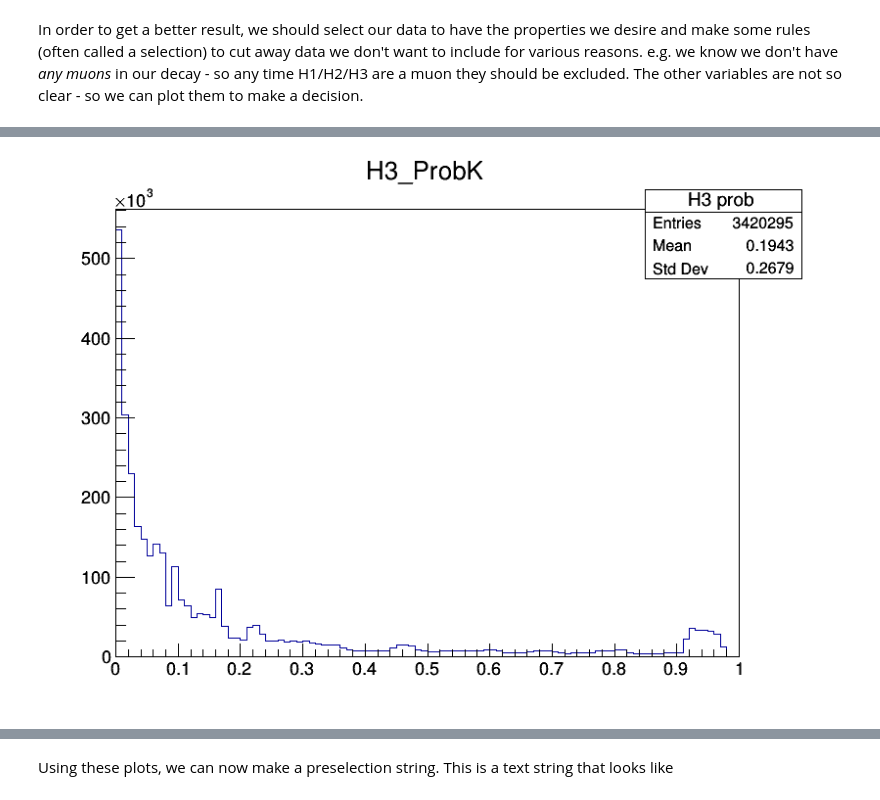
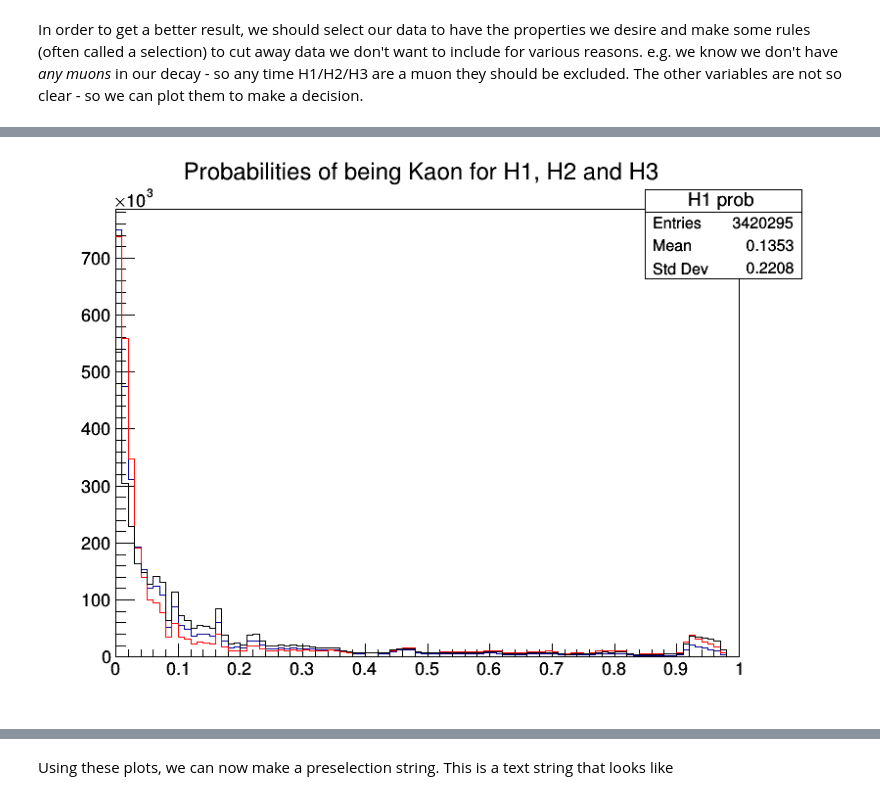
Before and after one commit to xspronken/bigdataW1, a Jupyter notebook: LHCb_.ipynb, the cells around one changed output, grey strips where cells are left out. Cells and saved outputs as stored; diff of their text form; code cells hidden in the pictures.

```diff
--- a/LHCb_.ipynb
+++ b/LHCb_.ipynb
@@ -289,15 +289,24 @@ We have some tools available to help:-
 In order to get a better result, we should select our data to have the properties we desire and make some rules (often called a selection) to cut away data we don't want to include for various reasons. e.g. we know we don't have *any muons* in our decay - so any time H1/H2/H3 are a muon they should be excluded. The other variables are not so clear - so we can plot them to make a decision.
 # %%
 #Make plots of H1/H2/H3 _ProbK on one plot
-#Make plots of H1/H2/H3 _ProbPi on one plot
-#For all our particles, make a plot of the B_VertexChi2
 
 
-c = ROOT.TCanvas("probCanvas","H K probabilities",800,600)
+
+c = ROOT.TCanvas("probCanvas","K probabilities",800,600)
 
 tree.Draw("H1_ProbK>>H1 prob(100,0,1)")
 tree.Draw("H2_ProbK>>H2 prob(100,0,1)")
 tree.Draw("H3_ProbK>>H3 prob(100,0,1)")
 
+histogram1 = ROOT.gDirectory.Get("H1 prob")
+histogram2 = ROOT.gDirectory.Get("H2 prob")
+histogram3 = ROOT.gDirectory.Get("H3 prob")
+histogram1.Draw()
+histogram1.SetTitle(" Probabilities of being Kaon for H1, H2 and H3")
+histogram2.SetLineColor(2)
+histogram2.Draw('same')
+histogram3.SetLineColor(1)
+histogram3.Draw('same')
+
 c.Draw()
 # %% [output]
@@ -304 +314 @@ c.Draw()
-[figure, old version]
+[figure, new version]
```
Also changed, not shown: parts of 4 cells of this notebook.
